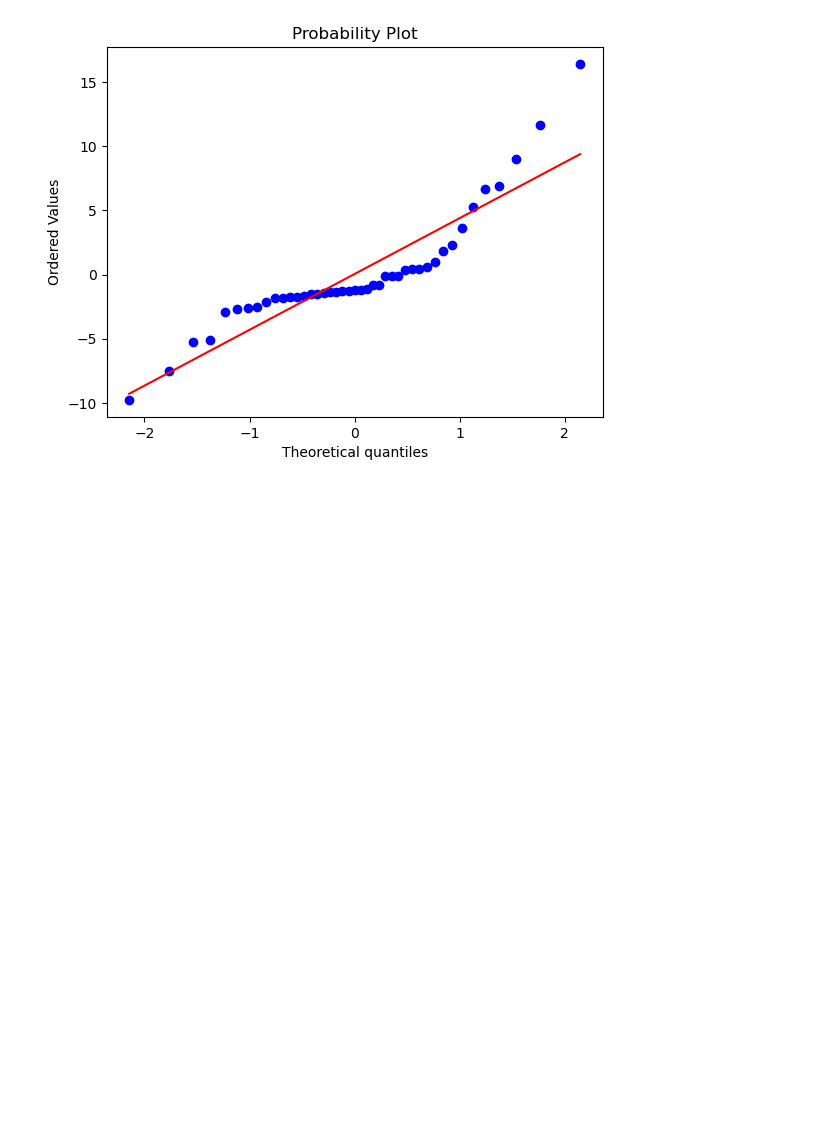
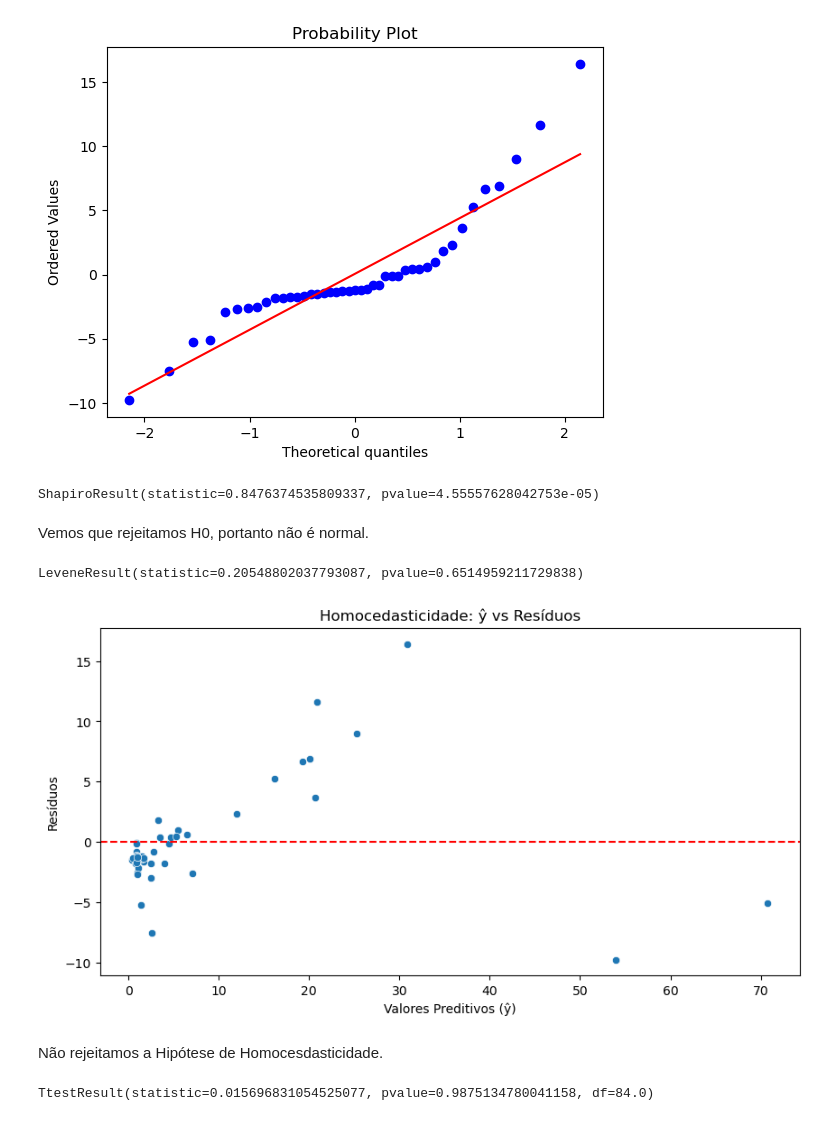
Before and after one commit to MarcelloPinheiro/knowledge-repo, a Jupyter notebook: model1_food.ipynb, the cells around one changed output. Cells and saved outputs as stored; diff of their text form; code cells hidden in the pictures; blank space fills up the shorter version.

```diff
--- a/model1_food.ipynb
+++ b/model1_food.ipynb
@@ -105,3 +108,30 @@ stats.probplot(residuos, plot=plt)
           9.0198781 , 11.63029556, 16.40866946])),
  (4.351078987000139, 0.04883282828367174, 0.9112068559553734))
 [figure]
+# %%
+stats.shapiro(residuos)
+# %% [output]
+ShapiroResult(statistic=0.8476374535809337, pvalue=4.55557628042753e-05)
+# %% [markdown]
+Vemos que rejeitamos H0, portanto não é normal.
+# %%
+stats.levene(y_test, y_pred)
+# %% [output]
+LeveneResult(statistic=0.20548802037793087, pvalue=0.6514959211729838)
+# %%
+# Gráfico 2: Valores preditos por resíduos (homocedasticidade)
+plt.figure(figsize=(10, 5))
+sns.scatterplot(x=y_test, y=residuos)
+plt.axhline(0, color='red', linestyle='--')
+plt.xlabel("Valores Preditivos (ŷ)")
+plt.ylabel("Resíduos")
+plt.title("Homocedasticidade: ŷ vs Resíduos")
+plt.show()
+# %% [output]
+[figure, added]
+# %% [markdown]
+Não rejeitamos a Hipótese de Homocesdasticidade.
+# %%
+stats.ttest_ind(y_test, y_pred)
+# %% [output]
+TtestResult(statistic=0.015696831054525077, pvalue=0.9875134780041158, df=84.0)
```
Also changed, not shown: parts of 6 cells of this notebook.
